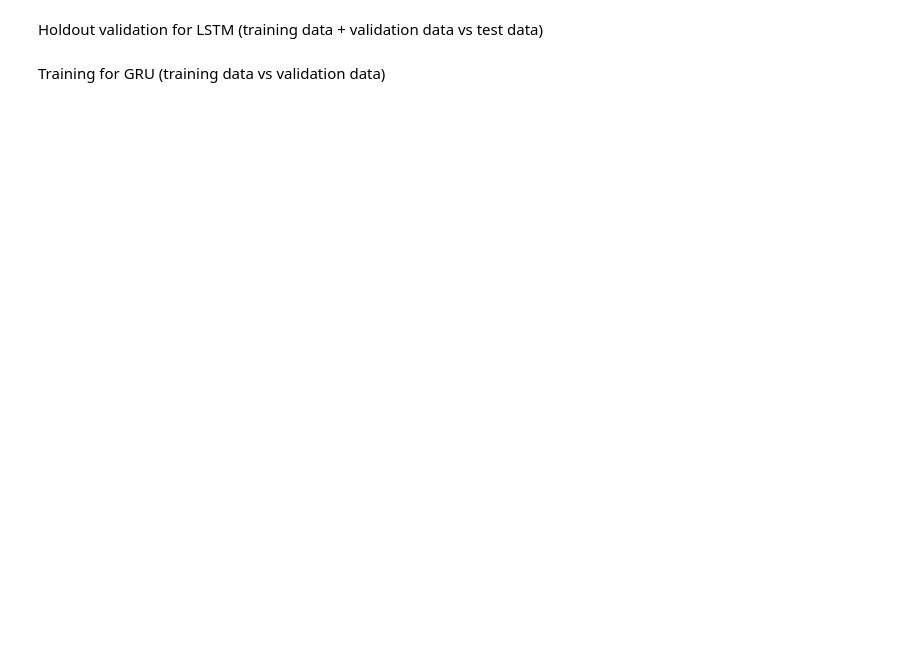
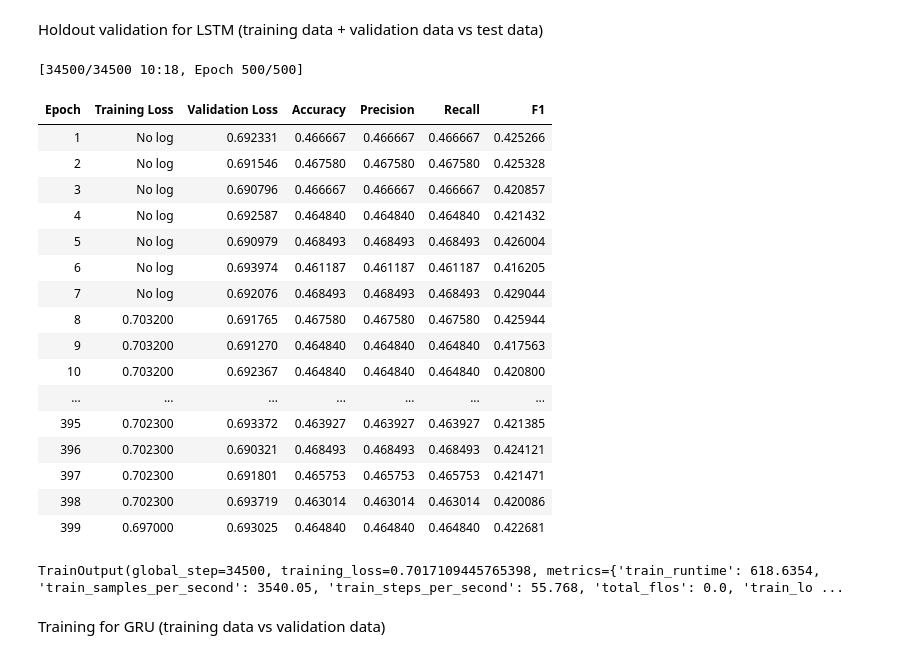
Before and after one commit to Kelompok-7-PPT-S2-IF-ITB/game-review, a Jupyter notebook: BERT_BiLSTM_Game_Review.ipynb, the cells around one changed output. Drawn from its saved outputs; the diff is of its cells as text; code cells hidden in the pictures; blank space fills up the shorter version.

```diff
--- a/BERT_BiLSTM_Game_Review.ipynb
+++ b/BERT_BiLSTM_Game_Review.ipynb
@@ -956,2 +800,33 @@ history_holdoutval_with_lstm = training_sequence(
+# %%
+trainer_bilstm_holdout = Trainer(
+    model=proposed_model1,
+    args=training_args_bilstm,
+    train_dataset=embed_holdoutval_dataset,
+    eval_dataset=embed_holdout_dataset,
+    compute_metrics=calc_metric_for_trainer,
+)
+# %%
+trainer_bilstm_holdout.train()
+wandb.finish()
+# %% [output]
+[34500/34500 10:18, Epoch 500/500]
+| Epoch | Training Loss | Validation Loss | Accuracy | Precision | Recall | F1 |
+| 1 | No log | 0.692331 | 0.466667 | 0.466667 | 0.466667 | 0.425266 |
+| 2 | No log | 0.691546 | 0.467580 | 0.467580 | 0.467580 | 0.425328 |
+| 3 | No log | 0.690796 | 0.466667 | 0.466667 | 0.466667 | 0.420857 |
+| 4 | No log | 0.692587 | 0.464840 | 0.464840 | 0.464840 | 0.421432 |
+| 5 | No log | 0.690979 | 0.468493 | 0.468493 | 0.468493 | 0.426004 |
+| 6 | No log | 0.693974 | 0.461187 | 0.461187 | 0.461187 | 0.416205 |
+| 7 | No log | 0.692076 | 0.468493 | 0.468493 | 0.468493 | 0.429044 |
+| 8 | 0.703200 | 0.691765 | 0.467580 | 0.467580 | 0.467580 | 0.425944 |
+| 9 | 0.703200 | 0.691270 | 0.464840 | 0.464840 | 0.464840 | 0.417563 |
+| 10 | 0.703200 | 0.692367 | 0.464840 | 0.464840 | 0.464840 | 0.420800 |
+| ... | ... | ... | ... | ... | ... | ... |
+| 395 | 0.702300 | 0.693372 | 0.463927 | 0.463927 | 0.463927 | 0.421385 |
+| 396 | 0.702300 | 0.690321 | 0.468493 | 0.468493 | 0.468493 | 0.424121 |
+| 397 | 0.702300 | 0.691801 | 0.465753 | 0.465753 | 0.465753 | 0.421471 |
+| 398 | 0.702300 | 0.693719 | 0.463014 | 0.463014 | 0.463014 | 0.420086 |
+| 399 | 0.697000 | 0.693025 | 0.464840 | 0.464840 | 0.464840 | 0.422681 |
+TrainOutput(global_step=34500, training_loss=0.7017109445765398, metrics={'train_runtime': 618.6354, 'train_samples_per_second': 3540.05, 'train_steps_per_second': 55.768, 'total_flos': 0.0, 'train_lo ...
 # %% [markdown]
 Training for GRU (training data vs validation data)
```
Also changed, not shown: parts of 93 cells of this notebook.
